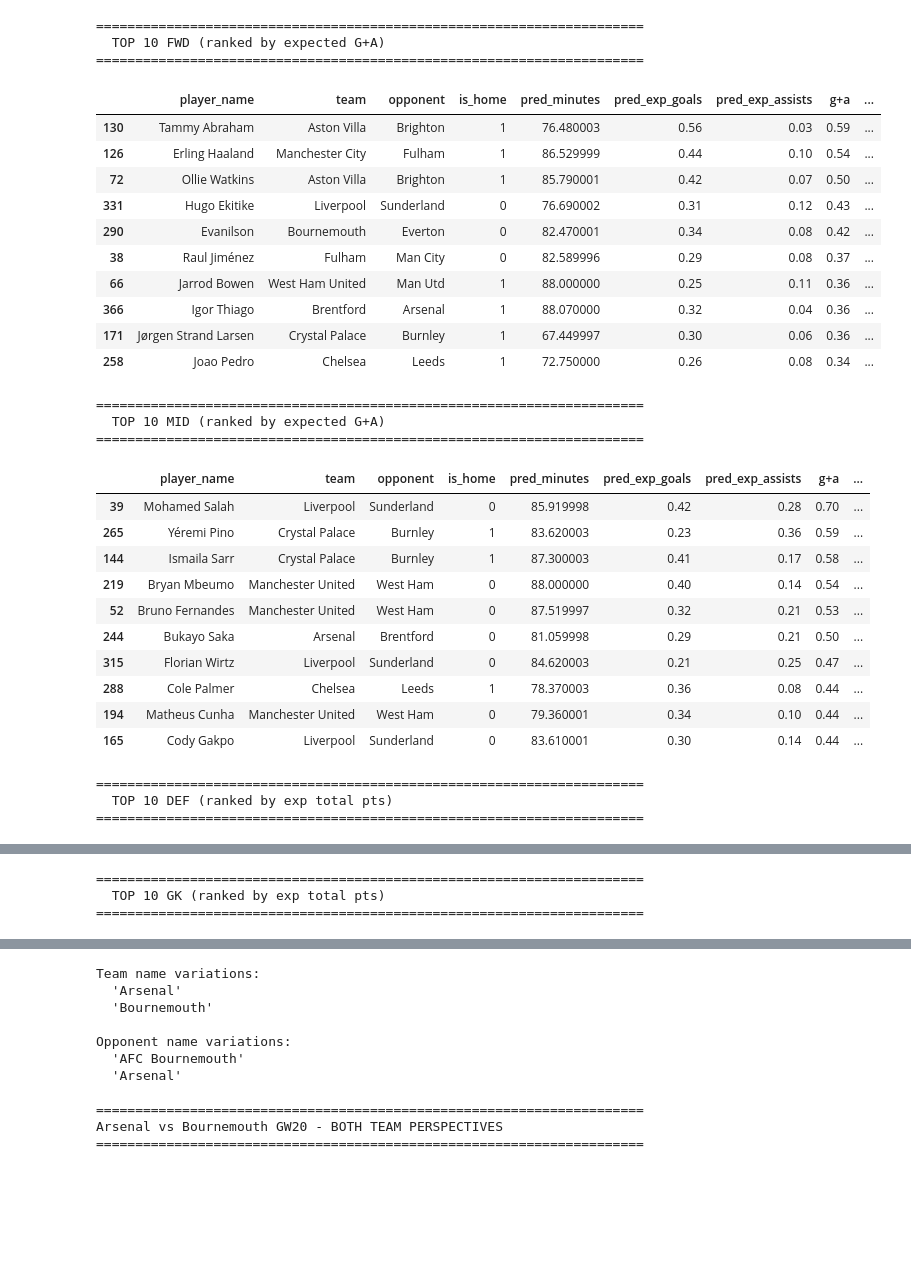
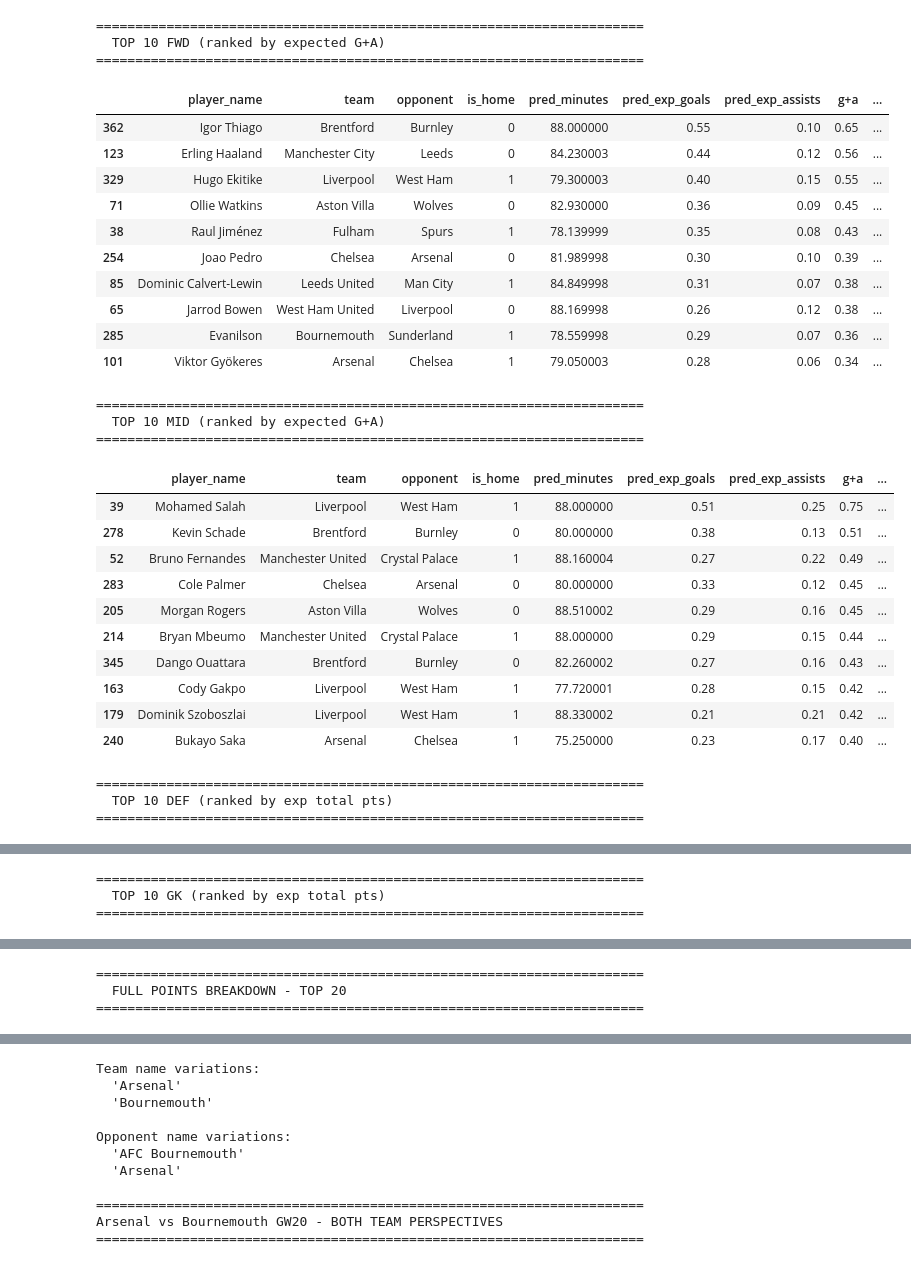
Before and after one commit to danielfindley/fpl_projections_v2, a Jupyter notebook: run_models.ipynb, the cells around one changed output, grey strips where cells are left out. Cells and saved outputs as stored; diff of their text form; code cells hidden in the pictures; blank space fills up the shorter version.

```diff
--- a/run_models.ipynb
+++ b/run_models.ipynb
@@ -44,7 +50,7 @@ pipeline.compute_features()
 
 pipeline.tune(n_iter=100, use_subprocess=True)
 pipeline.train()
-predictions = pipeline.predict(gameweek=26, season='2025/2026')
+predictions = pipeline.predict(gameweek=28, season='2025/2026')
 # %% [output]
 ============================================================
 LOADING DATA
@@ -124,63 +142,80 @@ for pos in ['FWD', 'MID']:
     df_pos = predictions[predictions['fpl_position'] == pos].copy()
     df_pos['g+a'] = df_pos['pred_exp_goals'] + df_pos['pred_exp_assists']
     cols = ['player_name', 'team', 'opponent', 'is_home',
-            'pred_minutes', 'pred_exp_goals', 'pred_exp_assists', 'g+a', 'exp_total_pts']
+            'pred_minutes', 'pred_exp_goals', 'pred_exp_assists', 'g+a',
+            'pred_yellow_prob', 'exp_total_pts']
     available = [c for c in cols if c in df_pos.columns]
     print(f"\n{'='*70}")
     print(f"  TOP 10 {pos} (ranked by expected G+A)")
     print(f"{'='*70}")
     display(df_pos.nlargest(10, 'g+a')[available].round(2))
 
-# --- DEF: ranked by expected total pts, showing CS/DC/2+ conceded + G+A ---
+# --- DEF: ranked by expected total pts, showing CS/DC/2+ conceded/4+ conceded + G+A ---
 df_def = predictions[predictions['fpl_position'] == 'DEF'].copy()
 df_def['g+a'] = df_def['pred_exp_goals'] + df_def['pred_exp_assists']
 cols_def = ['player_name', 'team', 'opponent', 'is_home',
             'pred_minutes', 'pred_exp_goals', 'pred_exp_assists', 'g+a',
-            'pred_cs_prob', 'pred_2plus_conceded', 'pred_defcon_prob', 'exp_total_pts']
+            'pred_cs_prob', 'pred_2plus_conceded', 'pred_4plus_conceded',
+            'pred_defcon_prob', 'pred_yellow_prob', 'exp_total_pts']
 available_def = [c for c in cols_def if c in df_def.columns]
 print(f"\n{'='*70}")
 print(f"  TOP 10 DEF (ranked by exp total pts)")
 print(f"{'='*70}")
 display(df_def.nlargest(10, 'exp_total_pts')[available_def].round(2))
 
-# --- GK ---
+# --- GK: show saves predictions ---
 df_gk = predictions[predictions['fpl_position'] == 'GK'].copy()
 cols_gk = ['player_name', 'team', 'opponent', 'is_home',
-           'pred_minutes', 'pred_cs_prob', 'pred_2plus_conceded', 'pred_goals_against', 'exp_total_pts']
+           'pred_minutes', 'pred_exp_saves',
+           'pred_cs_prob', 'pred_2plus_conceded', 'pred_4plus_conceded',
+           'pred_goals_against', 'pred_yellow_prob',
+           'exp_saves_pts', 'exp_total_pts']
 available_gk = [c for c in cols_gk if c in df_gk.columns]
 print(f"\n{'='*70}")
 print(f"  TOP 10 GK (ranked by exp total pts)")
 print(f"{'='*70}")
 display(df_gk.nlargest(10, 'exp_total_pts')[available_gk].round(2))
+
+# --- FULL POINTS BREAKDOWN: Top 20 players ---
+print(f"\n{'='*70}")
+print(f"  FULL POINTS BREAKDOWN - TOP 20")
+print(f"{'='*70}")
+pts_cols = ['player_name', 'team', 'fpl_position', 'opponent',
+            'exp_appearance_pts', 'exp_goals_pts', 'exp_assists_pts',
+            'exp_cs_pts', 'exp_conceded_penalty', 'exp_saves_pts',
+            'exp_defcon_pts', 'exp_bonus_pts', 'exp_yellow_pts', 'exp_red_pts',
+            'exp_total_pts']
+available_pts = [c for c in pts_cols if c in predictions.columns]
+display(predictions.nlargest(20, 'exp_total_pts')[available_pts].round(2))
 # %% [output]
 ======================================================================
   TOP 10 FWD (ranked by expected G+A)
 ======================================================================
 |  | player_name | team | opponent | is_home | pred_minutes | pred_exp_goals | pred_exp_assists | g+a | ... |
-| 130 | Tammy Abraham | Aston Villa | Brighton | 1 | 76.480003 | 0.56 | 0.03 | 0.59 | ... |
-| 126 | Erling Haaland | Manchester City | Fulham | 1 | 86.529999 | 0.44 | 0.10 | 0.54 | ... |
-| 72 | Ollie Watkins | Aston Villa | Brighton | 1 | 85.790001 | 0.42 | 0.07 | 0.50 | ... |
-| 331 | Hugo Ekitike | Liverpool | Sunderland | 0 | 76.690002 | 0.31 | 0.12 | 0.43 | ... |
-| 290 | Evanilson | Bournemouth | Everton | 0 | 82.470001 | 0.34 | 0.08 | 0.42 | ... |
-| 38 | Raul Jiménez | Fulham | Man City | 0 | 82.589996 | 0.29 | 0.08 | 0.37 | ... |
-| 66 | Jarrod Bowen | West Ham United | Man Utd | 1 | 88.000000 | 0.25 | 0.11 | 0.36 | ... |
-| 366 | Igor Thiago | Brentford | Arsenal | 1 | 88.070000 | 0.32 | 0.04 | 0.36 | ... |
-| 171 | Jørgen Strand Larsen | Crystal Palace | Burnley | 1 | 67.449997 | 0.30 | 0.06 | 0.36 | ... |
-| 258 | Joao Pedro | Chelsea | Leeds | 1 | 72.750000 | 0.26 | 0.08 | 0.34 | ... |
+| 362 | Igor Thiago | Brentford | Burnley | 0 | 88.000000 | 0.55 | 0.10 | 0.65 | ... |
+| 123 | Erling Haaland | Manchester City | Leeds | 0 | 84.230003 | 0.44 | 0.12 | 0.56 | ... |
+| 329 | Hugo Ekitike | Liverpool | West Ham | 1 | 79.300003 | 0.40 | 0.15 | 0.55 | ... |
+| 71 | Ollie Watkins | Aston Villa | Wolves | 0 | 82.930000 | 0.36 | 0.09 | 0.45 | ... |
+| 38 | Raul Jiménez | Fulham | Spurs | 1 | 78.139999 | 0.35 | 0.08 | 0.43 | ... |
+| 254 | Joao Pedro | Chelsea | Arsenal | 0 | 81.989998 | 0.30 | 0.10 | 0.39 | ... |
+| 85 | Dominic Calvert-Lewin | Leeds United | Man City | 1 | 84.849998 | 0.31 | 0.07 | 0.38 | ... |
+| 65 | Jarrod Bowen | West Ham United | Liverpool | 0 | 88.169998 | 0.26 | 0.12 | 0.38 | ... |
+| 285 | Evanilson | Bournemouth | Sunderland | 1 | 78.559998 | 0.29 | 0.07 | 0.36 | ... |
+| 101 | Viktor Gyökeres | Arsenal | Chelsea | 1 | 79.050003 | 0.28 | 0.06 | 0.34 | ... |
 ======================================================================
   TOP 10 MID (ranked by expected G+A)
 ======================================================================
 |  | player_name | team | opponent | is_home | pred_minutes | pred_exp_goals | pred_exp_assists | g+a | ... |
-| 39 | Mohamed Salah | Liverpool | Sunderland | 0 | 85.919998 | 0.42 | 0.28 | 0.70 | ... |
-| 265 | Yéremi Pino | Crystal Palace | Burnley | 1 | 83.620003 | 0.23 | 0.36 | 0.59 | ... |
-| 144 | Ismaila Sarr | Crystal Palace | Burnley | 1 | 87.300003 | 0.41 | 0.17 | 0.58 | ... |
-| 219 | Bryan Mbeumo | Manchester United | West Ham | 0 | 88.000000 | 0.40 | 0.14 | 0.54 | ... |
-| 52 | Bruno Fernandes | Manchester United | West Ham | 0 | 87.519997 | 0.32 | 0.21 | 0.53 | ... |
-| 244 | Bukayo Saka | Arsenal | Brentford | 0 | 81.059998 | 0.29 | 0.21 | 0.50 | ... |
-| 315 | Florian Wirtz | Liverpool | Sunderland | 0 | 84.620003 | 0.21 | 0.25 | 0.47 | ... |
-| 288 | Cole Palmer | Chelsea | Leeds | 1 | 78.370003 | 0.36 | 0.08 | 0.44 | ... |
-| 194 | Matheus Cunha | Manchester United | West Ham | 0 | 79.360001 | 0.34 | 0.10 | 0.44 | ... |
-| 165 | Cody Gakpo | Liverpool | Sunderland | 0 | 83.610001 | 0.30 | 0.14 | 0.44 | ... |
+| 39 | Mohamed Salah | Liverpool | West Ham | 1 | 88.000000 | 0.51 | 0.25 | 0.75 | ... |
+| 278 | Kevin Schade | Brentford | Burnley | 0 | 80.000000 | 0.38 | 0.13 | 0.51 | ... |
+| 52 | Bruno Fernandes | Manchester United | Crystal Palace | 1 | 88.160004 | 0.27 | 0.22 | 0.49 | ... |
+| 283 | Cole Palmer | Chelsea | Arsenal | 0 | 80.000000 | 0.33 | 0.12 | 0.45 | ... |
+| 205 | Morgan Rogers | Aston Villa | Wolves | 0 | 88.510002 | 0.29 | 0.16 | 0.45 | ... |
+| 214 | Bryan Mbeumo | Manchester United | Crystal Palace | 1 | 88.000000 | 0.29 | 0.15 | 0.44 | ... |
+| 345 | Dango Ouattara | Brentford | Burnley | 0 | 82.260002 | 0.27 | 0.16 | 0.43 | ... |
+| 163 | Cody Gakpo | Liverpool | West Ham | 1 | 77.720001 | 0.28 | 0.15 | 0.42 | ... |
+| 179 | Dominik Szoboszlai | Liverpool | West Ham | 1 | 88.330002 | 0.21 | 0.21 | 0.42 | ... |
+| 240 | Bukayo Saka | Arsenal | Chelsea | 1 | 75.250000 | 0.23 | 0.17 | 0.40 | ... |
 ======================================================================
   TOP 10 DEF (ranked by exp total pts)
 ======================================================================
@@ -211,0 +247,3 @@ display(df_gk.nlargest(10, 'exp_total_pts')[available_gk].round(2))
+======================================================================
+  FULL POINTS BREAKDOWN - TOP 20
+======================================================================
```
Also changed, not shown: parts of 9 cells of this notebook, 9 other files.
